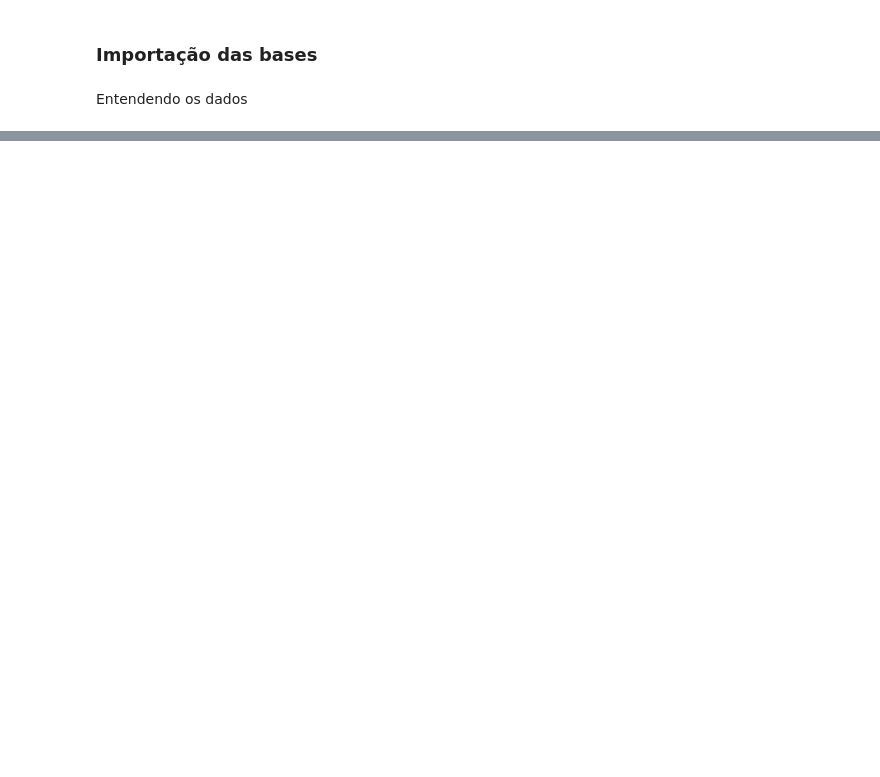
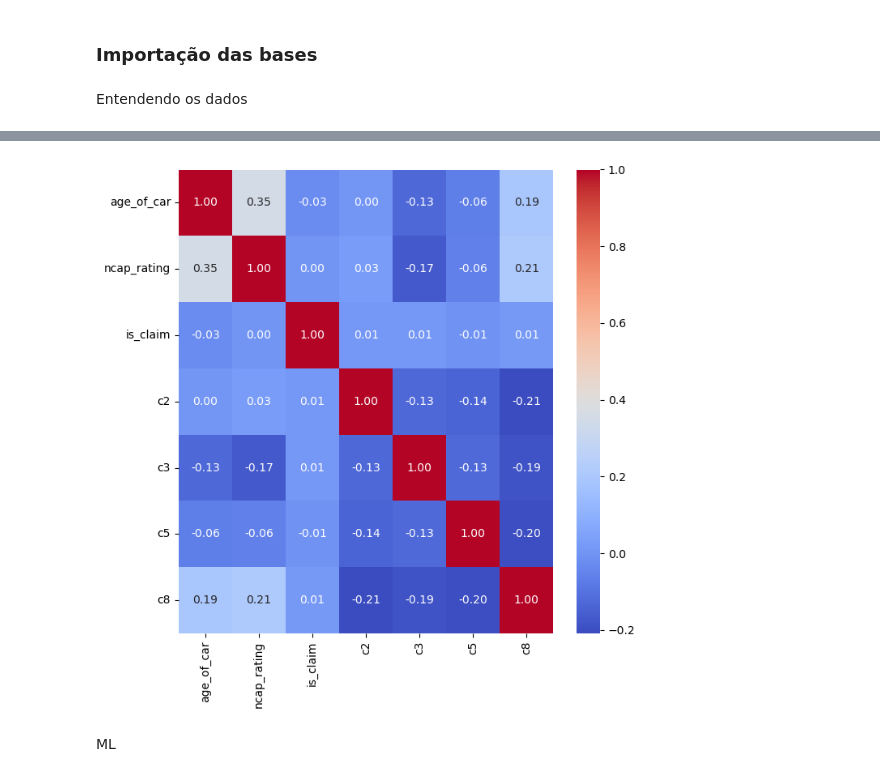
Before and after one commit to ikaromm/Car-Insurance-Project, a Jupyter notebook: project.ipynb, the cells around one changed output, grey strips where cells are left out. Drawn from its saved outputs; the diff is of its cells as text; code cells hidden in the pictures; blank space fills up the shorter version.

```diff
--- a/project.ipynb
+++ b/project.ipynb
@@ -35,0 +139,16 @@ dtype: int64
+# %%
+train['c2'] = train['area_cluster'].apply(lambda x: 1 if x == 'C2' else 0)
+train['c3'] = train['area_cluster'].apply(lambda x: 1 if x == 'C3' else 0)
+train['c5'] = train['area_cluster'].apply(lambda x: 1 if x == 'C5' else 0)
+train['c8'] = train['area_cluster'].apply(lambda x: 1 if x == 'C8' else 0)
+# %%
+vehicle_features = ['age_of_car', 'ncap_rating', 'is_claim', 'c2','c3','c5','c8']
+vehicle_df = train[vehicle_features]
+fig, axes = plt.subplots(figsize=(7, 7))
+sns.heatmap(vehicle_df.corr(), annot=True, fmt=".2f", cmap="coolwarm", )
+plt.tight_layout()
+plt.show()
+# %% [output]
+[figure, added]
+# %% [markdown]
+ML
```
Also changed, not shown: parts of 20 cells of this notebook, 1 other file.
